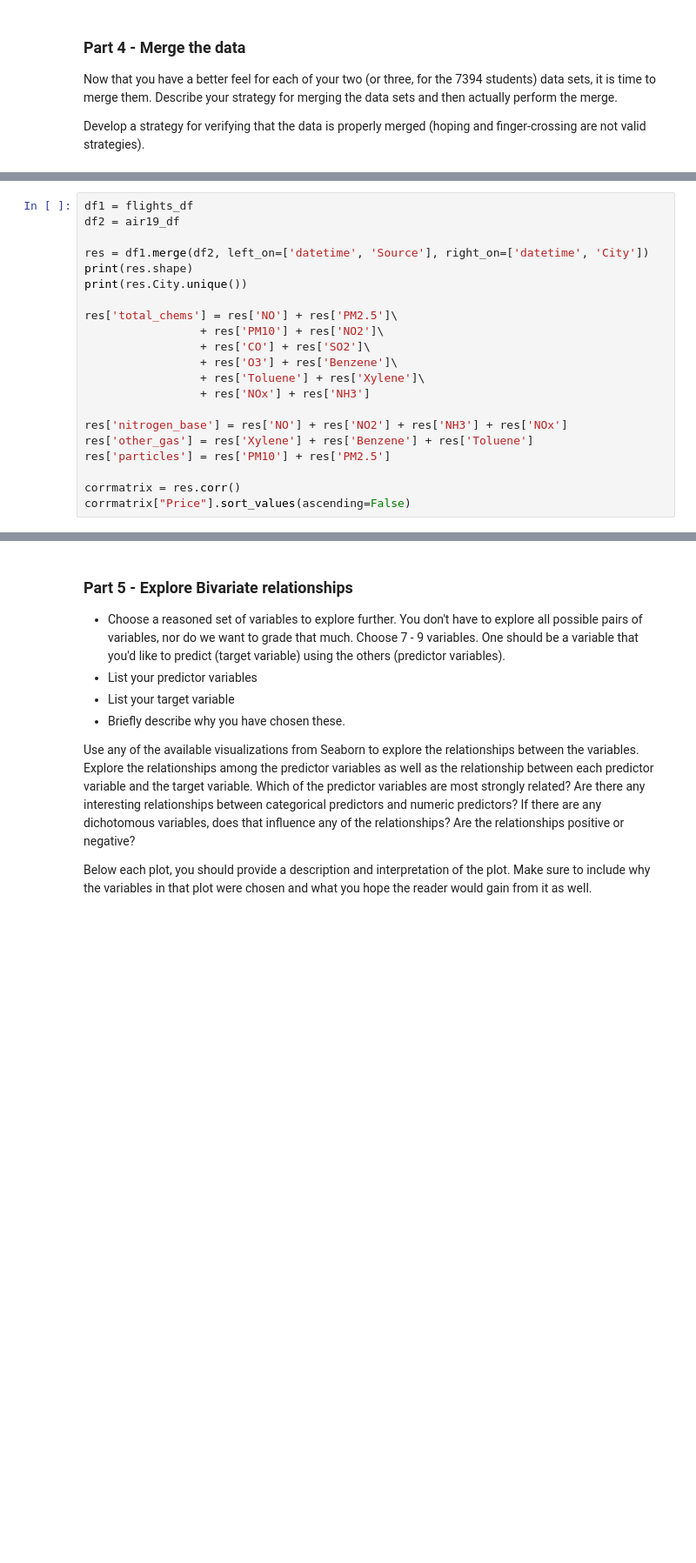
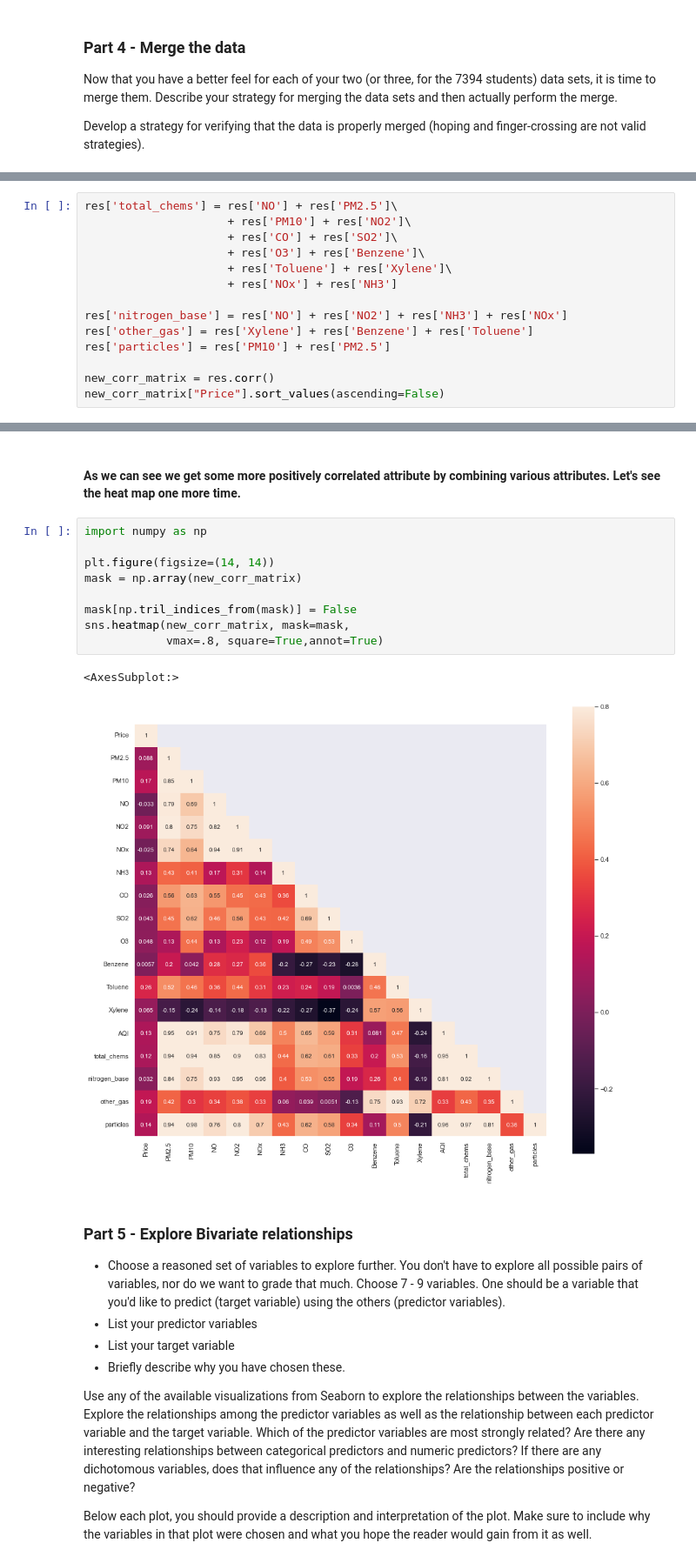
Before and after one commit to calebm00re/22ML-project2, a Jupyter notebook: Project02_pt2.ipynb, the cells around one changed output, grey strips where cells are left out. Shown: that part at 87% size. Saved outputs shown, nothing was run; the diff lists cells and outputs as text; blank space fills up the shorter version.

```diff
--- a/Project02_pt2.ipynb
+++ b/Project02_pt2.ipynb
@@ -288,22 +328,15 @@ Develop a strategy for verifying that the data is properly merged (hoping and fi
 # %%
-df1 = flights_df
-df2 = air19_df
-
-res = df1.merge(df2, left_on=['datetime', 'Source'], right_on=['datetime', 'City'])
-print(res.shape)
-print(res.City.unique())
-
 res['total_chems'] = res['NO'] + res['PM2.5']\
-                 + res['PM10'] + res['NO2']\
-                 + res['CO'] + res['SO2']\
-                 + res['O3'] + res['Benzene']\
-                 + res['Toluene'] + res['Xylene']\
-                 + res['NOx'] + res['NH3']
+                     + res['PM10'] + res['NO2']\
+                     + res['CO'] + res['SO2']\
+                     + res['O3'] + res['Benzene']\
+                     + res['Toluene'] + res['Xylene']\
+                     + res['NOx'] + res['NH3']
 
 res['nitrogen_base'] = res['NO'] + res['NO2'] + res['NH3'] + res['NOx']
 res['other_gas'] = res['Xylene'] + res['Benzene'] + res['Toluene']
 res['particles'] = res['PM10'] + res['PM2.5']
 
-corrmatrix = res.corr()
-corrmatrix["Price"].sort_values(ascending=False)
+new_corr_matrix = res.corr()
+new_corr_matrix["Price"].sort_values(ascending=False)
 # %% [output]
@@ -331,3 +362,17 @@ Name: Price, dtype: float64
+# %% [markdown]
+#### As we can see we get some more positively correlated attribute by combining various attributes. Let's see the heat map one more time.
+# %%
+import numpy as np
+
+plt.figure(figsize=(14, 14))
+mask = np.array(new_corr_matrix)
+
+mask[np.tril_indices_from(mask)] = False
+sns.heatmap(new_corr_matrix, mask=mask,
+            vmax=.8, square=True,annot=True)
+# %% [output]
+<AxesSubplot:>
+[figure, added]
 # %% [markdown]
 ### Part 5 - Explore Bivariate relationships
 
```
Also changed, not shown: parts of 8 cells of this notebook.
